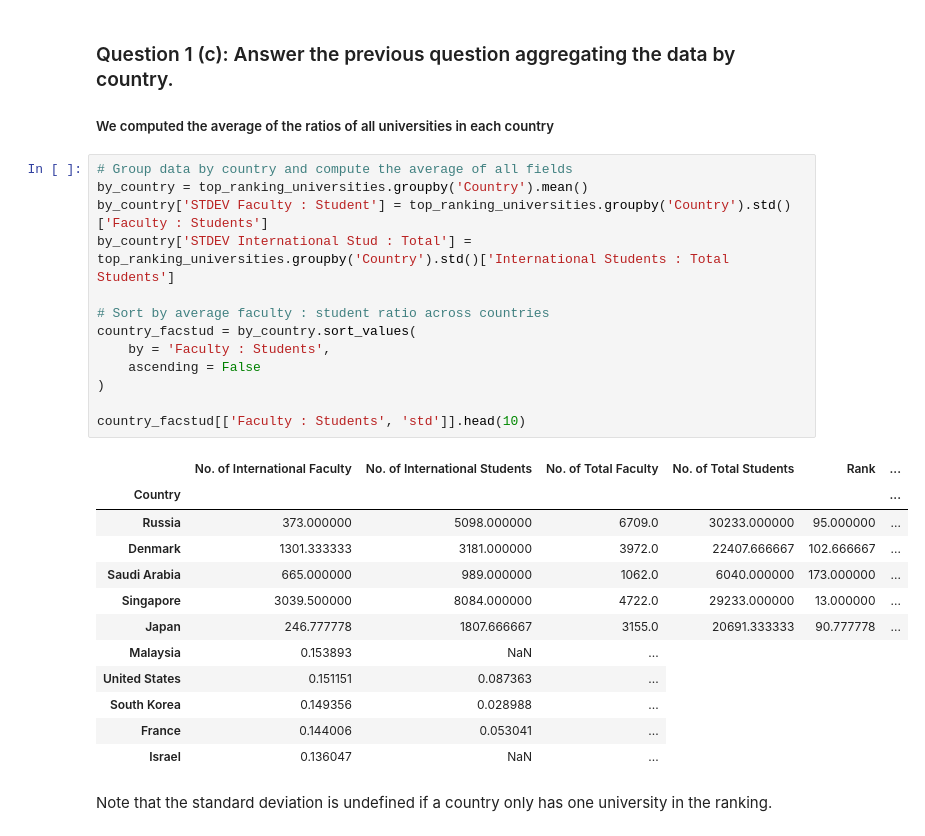
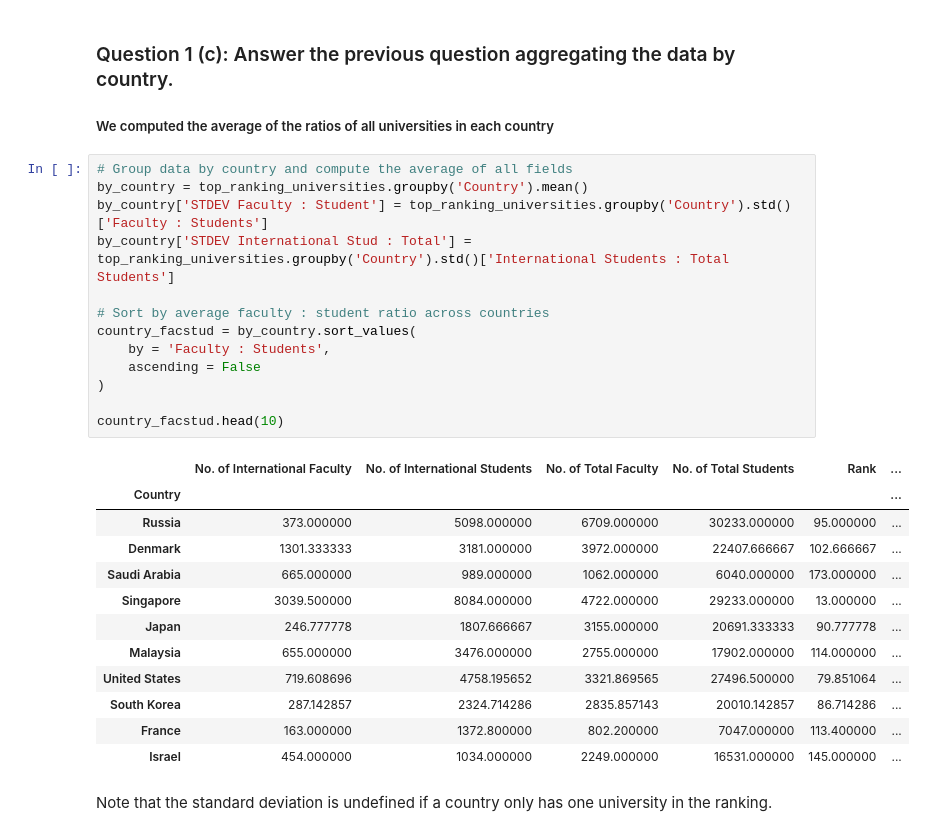
Before and after one commit to justcho5/ADA, a Jupyter notebook: homework02.ipynb, the cells around one changed output. Cells and saved outputs as stored; diff of their text form.

```diff
--- a/homework02.ipynb
+++ b/homework02.ipynb
@@ -278,29 +278,29 @@ plot_bar('International Students : Total Students', 20, top_uni_by_interstud, to
 # %%
 # Group data by country and compute the average of all fields
 by_country = top_ranking_universities.groupby('Country').mean()
 by_country['STDEV Faculty : Student'] = top_ranking_universities.groupby('Country').std()['Faculty : Students']
 by_country['STDEV International Stud : Total'] = top_ranking_universities.groupby('Country').std()['International Students : Total Students']
 
 # Sort by average faculty : student ratio across countries
 country_facstud = by_country.sort_values(
     by = 'Faculty : Students',
     ascending = False
 )
 
-country_facstud[['Faculty : Students', 'std']].head(10)
+country_facstud.head(10)
 # %% [output]
 |  | No. of International Faculty | No. of International Students | No. of Total Faculty | No. of Total Students | Rank | ... |
 | Country |  |  |  |  |  | ... |
-| Russia | 373.000000 | 5098.000000 | 6709.0 | 30233.000000 | 95.000000 | ... |
-| Denmark | 1301.333333 | 3181.000000 | 3972.0 | 22407.666667 | 102.666667 | ... |
-| Saudi Arabia | 665.000000 | 989.000000 | 1062.0 | 6040.000000 | 173.000000 | ... |
-| Singapore | 3039.500000 | 8084.000000 | 4722.0 | 29233.000000 | 13.000000 | ... |
-| Japan | 246.777778 | 1807.666667 | 3155.0 | 20691.333333 | 90.777778 | ... |
-| Malaysia | 0.153893 | NaN | ... |
-| United States | 0.151151 | 0.087363 | ... |
-| South Korea | 0.149356 | 0.028988 | ... |
-| France | 0.144006 | 0.053041 | ... |
-| Israel | 0.136047 | NaN | ... |
+| Russia | 373.000000 | 5098.000000 | 6709.000000 | 30233.000000 | 95.000000 | ... |
+| Denmark | 1301.333333 | 3181.000000 | 3972.000000 | 22407.666667 | 102.666667 | ... |
+| Saudi Arabia | 665.000000 | 989.000000 | 1062.000000 | 6040.000000 | 173.000000 | ... |
+| Singapore | 3039.500000 | 8084.000000 | 4722.000000 | 29233.000000 | 13.000000 | ... |
+| Japan | 246.777778 | 1807.666667 | 3155.000000 | 20691.333333 | 90.777778 | ... |
+| Malaysia | 655.000000 | 3476.000000 | 2755.000000 | 17902.000000 | 114.000000 | ... |
+| United States | 719.608696 | 4758.195652 | 3321.869565 | 27496.500000 | 79.851064 | ... |
+| South Korea | 287.142857 | 2324.714286 | 2835.857143 | 20010.142857 | 86.714286 | ... |
+| France | 163.000000 | 1372.800000 | 802.200000 | 7047.000000 | 113.400000 | ... |
+| Israel | 454.000000 | 1034.000000 | 2249.000000 | 16531.000000 | 145.000000 | ... |
 # %% [markdown]
 Note that the standard deviation is undefined if a country only has one university in the ranking.
 # %%
```
Also changed, not shown: parts of 8 cells of this notebook.
